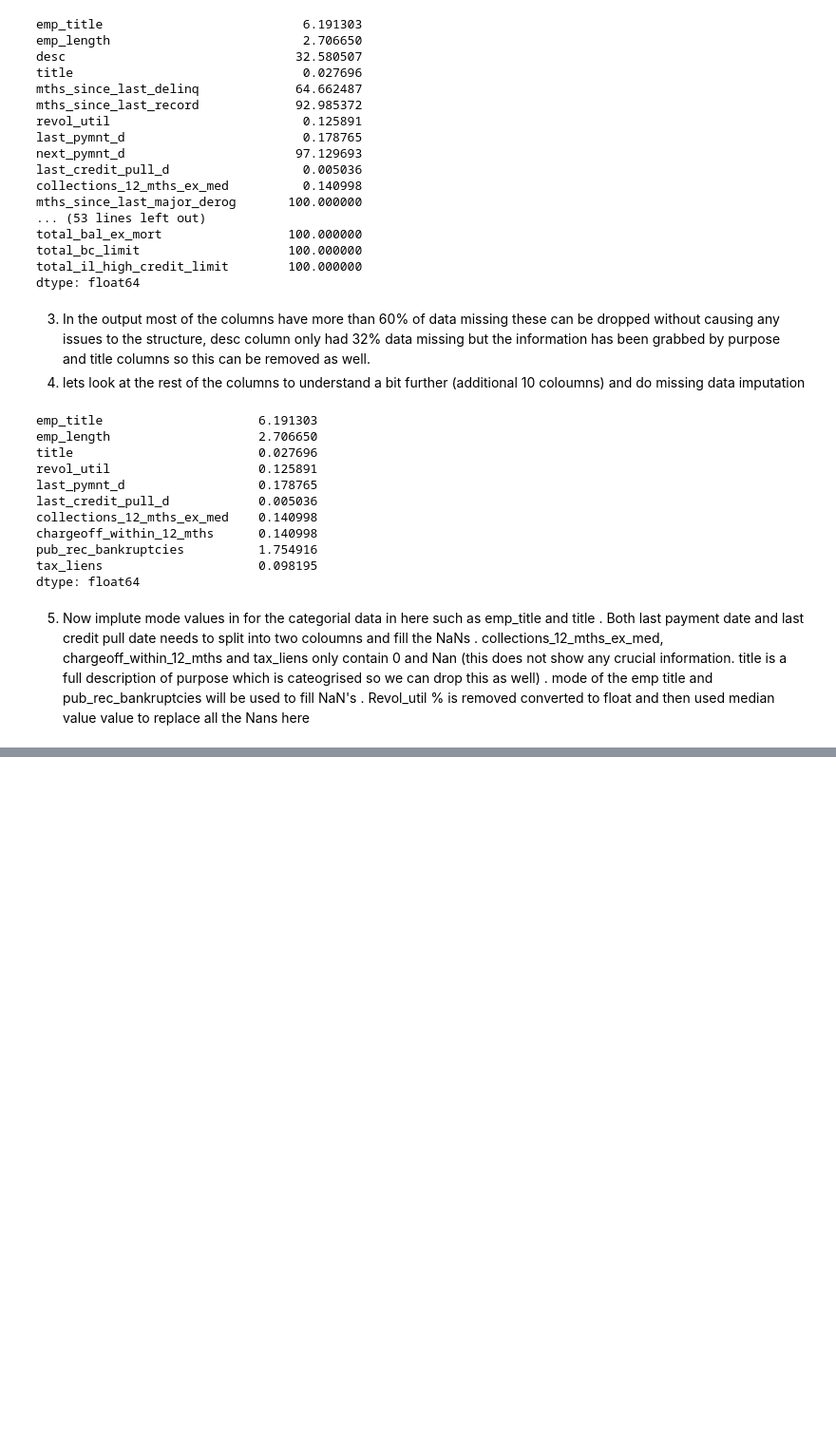
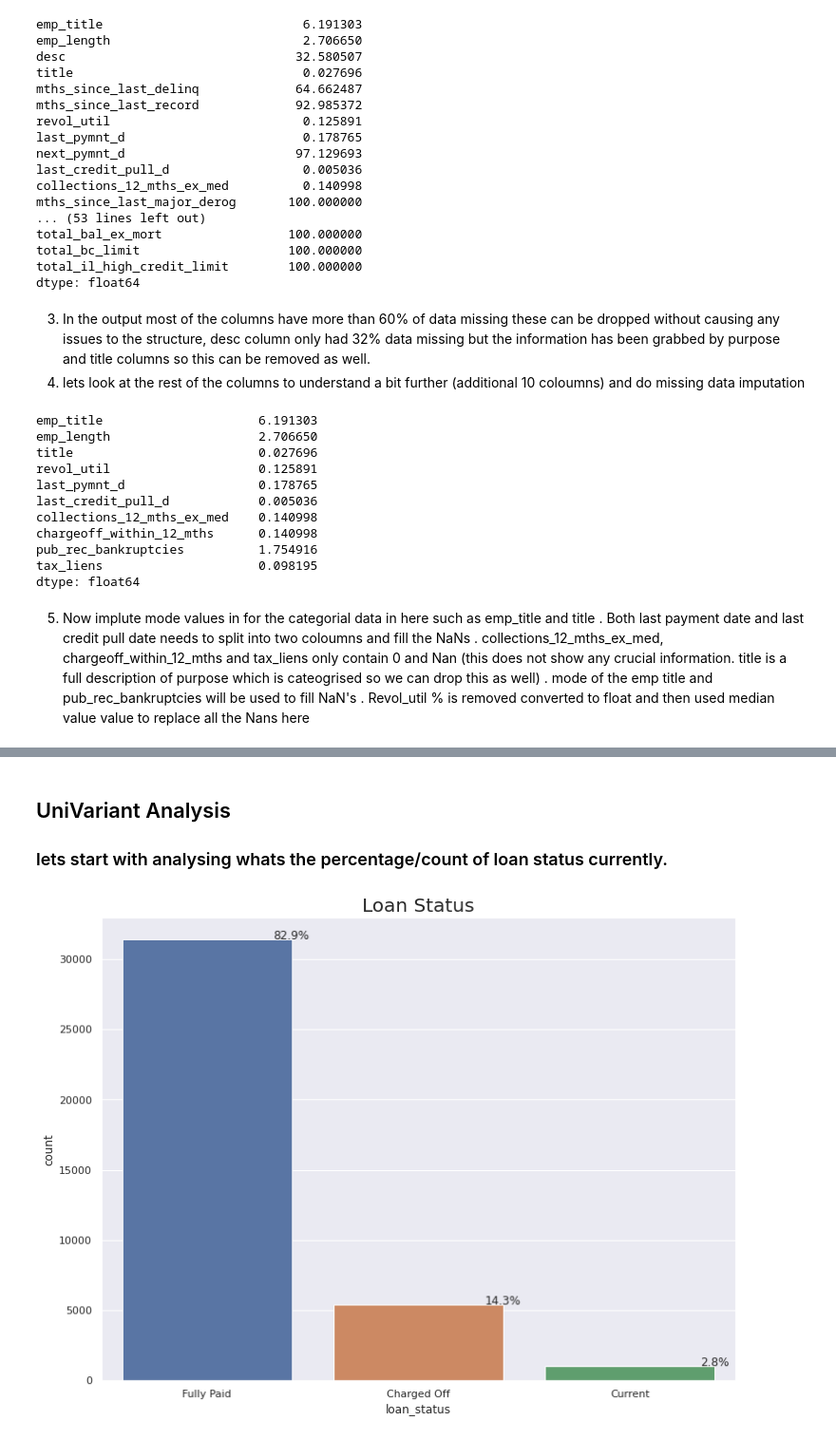
Before and after one commit to edwinttmm/LendingClubCaseStudy, a Jupyter notebook: LendingClub.ipynb, the cells around one changed output, grey strips where cells are left out. Shown at 95% size. Drawn from its saved outputs; the diff is of its cells as text; code cells hidden in the pictures; blank space fills up the shorter version.

```diff
--- a/LendingClub.ipynb
+++ b/LendingClub.ipynb
@@ -121,0 +157,13 @@ Series([], dtype: float64)
+# %%
+# the outliers of the annual income needs to be removed since this can throw off the data
+# calculate interquartile range
+q25, q75 = percentile(loandata['annual_inc'], 25), percentile(loandata['annual_inc'], 75)
+iqr = q75 - q25
+print('Percentiles: 25th=%.3f, 75th=%.3f, IQR=%.3f' % (q25, q75, iqr))
+#find out the outlier cutoff
+cutoff = iqr * 1.5
+lowerc, upperc = q25 - cutoff, q75 + cutoff
+print (cutoff,lowerc,upperc)
+
+# identify and remove outliers
+loandata_up = loandata.loc[(loandata['annual_inc'] >= lowerc) & (loandata['annual_inc'] <= upperc)]
@@ -121,0 +173,6 @@ Series([], dtype: float64)
+# %%
+# Next step is to Bin quantitive data for categorical analysis. First to be binned will be intrest rate.
+print(loandata_up['int_rate'].max())
+print(loandata_up['int_rate'].min())
+#since the minimum data is at 5.42 and maximum is at 24.4 the bins will run from 5-25
+loandata_up['int_bin'] = pd.cut(loandata_up['int_rate'], bins = [5.00,10.00,15.00,20.00,25.00], labels = ["5%-10%","11%-15%","16%-20%","21%-25%"])
@@ -121,0 +182,6 @@ Series([], dtype: float64)
+# %%
+# Next is creating bin for the loan amount, from this we can see the loan run from 500 - 35000
+print(loandata_up['loan_amnt'].describe())
+binsloan= [0,5000,10000,15000,20000,25000,30000,35000]
+labelsloan = ["0-5k","5-10k","10-15k","15-20k","20-25k","25-30k","30-35k"]
+loandata_up['loan_amnt_bin']=pd.cut(loandata_up['loan_amnt'],bins =binsloan, labels=labelsloan)
@@ -121,0 +211,5 @@ Series([], dtype: float64)
+# %%
+loandata_up['annual_incbin'] = pd.cut(loandata_up['annual_inc'], bins= [0, 10000, 20000, 40000, 60000,80000,100000, 120000,150000],
+                                      labels=['0-10K','10-20K','20-40K','40-60K','60-80K','80-100K','100-120K','120-150K'])
+
+loandata_up['annual_incbin'].value_counts()
@@ -121,0 +226,19 @@ Series([], dtype: float64)
+# %% [markdown]
+## UniVariant Analysis
+### lets start with analysing whats the percentage/count of loan status currently.
+# %%
+
+counts = loandata_up['loan_status'].value_counts().rename_axis('loan_status').reset_index(name='count')
+sns.set(rc={'figure.figsize':(12,9)})
+plt.title('Loan Status', fontsize=20)
+total = float(len(loandata_up))
+ax = sns.barplot(x='loan_status', y='count', data=counts)
+for p in ax.patches:
+    percentage = '{:.1f}%'.format(100 * p.get_height()/total)
+    x = p.get_x() + p.get_width()
+    y = p.get_height()
+    ax.annotate(percentage, (x, y),ha='center')
+
+plt.show()
+# %% [output]
+[figure, added]
```
Also changed, not shown: parts of 17 cells of this notebook.
